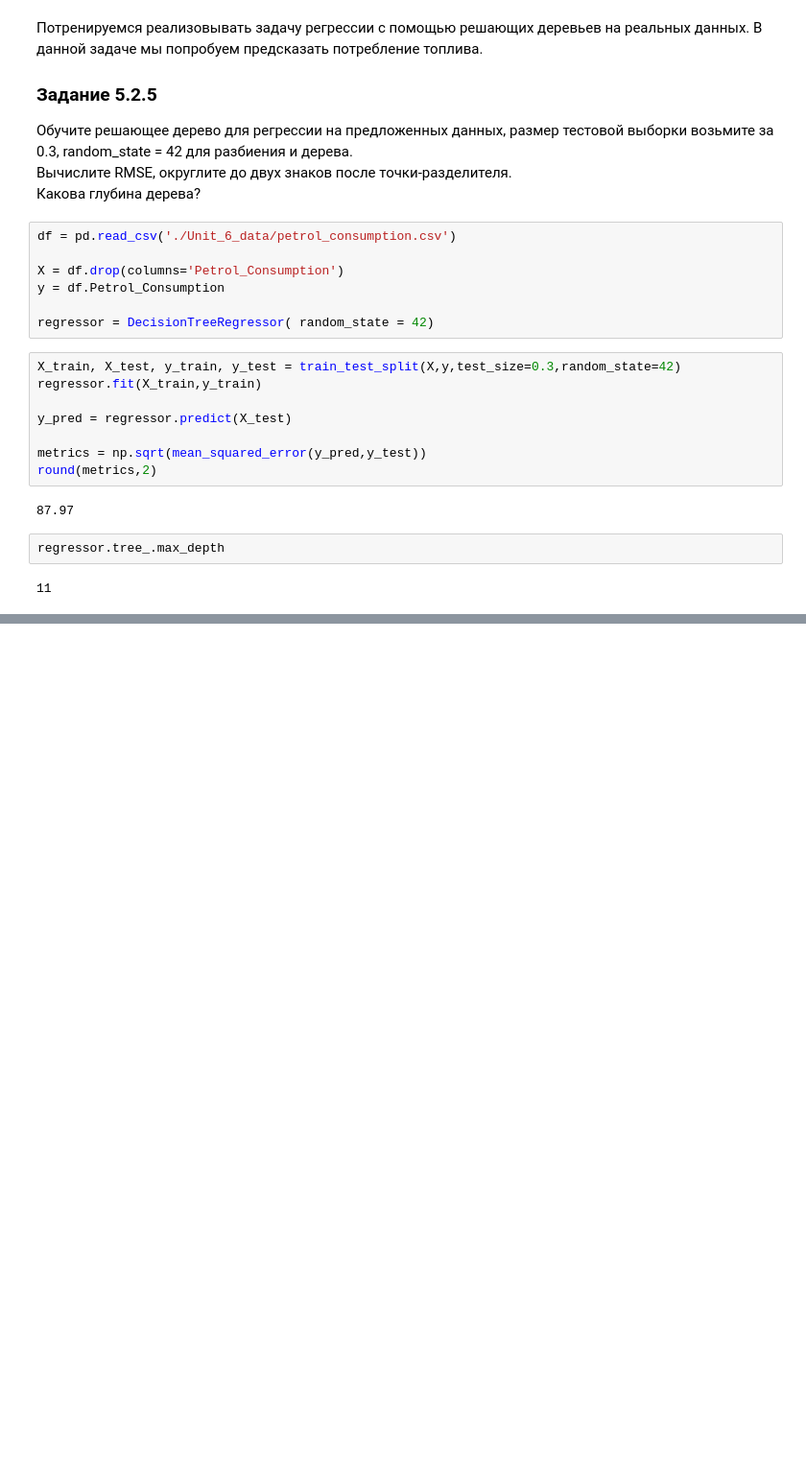
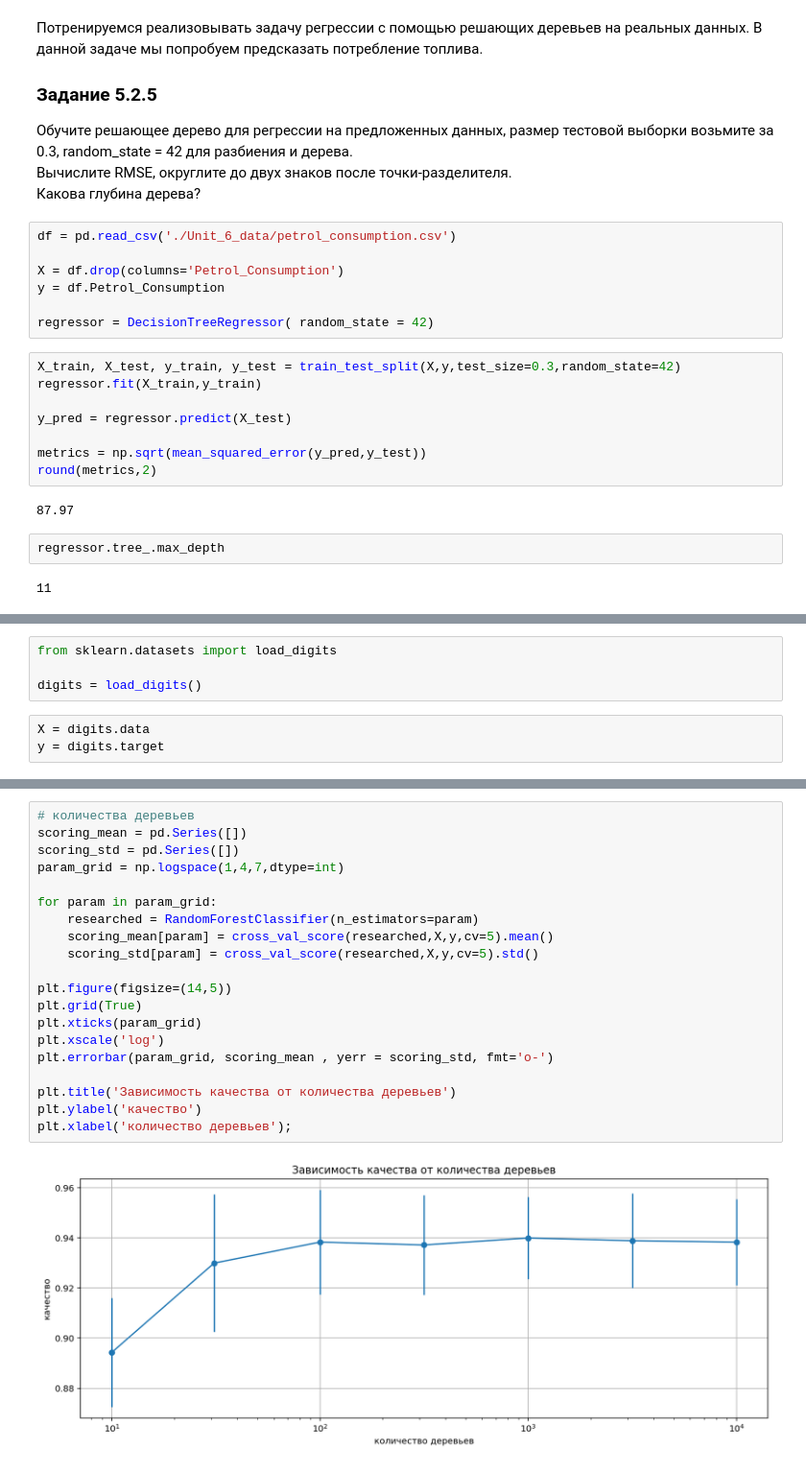
Before and after one commit to Urusut/IvanovDmitryV, a Jupyter notebook: Unit_6/Draft_ML_5.ipynb, the cells around one changed output, grey strips where cells are left out. Shown at 96% size. Cells and saved outputs as stored; diff of their text form; blank space fills up the shorter version.

```diff
--- a/Unit_6/Draft_ML_5.ipynb
+++ b/Unit_6/Draft_ML_5.ipynb
@@ -223,0 +595,7 @@ with open('./Unit_6_data/winequality-red.csv') as wine:
+# %%
+from sklearn.datasets import load_digits
+
+digits = load_digits()
+# %%
+X = digits.data
+y = digits.target
@@ -223,0 +671,22 @@ with open('./Unit_6_data/winequality-red.csv') as wine:
+# %%
+# количества деревьев
+scoring_mean = pd.Series([])
+scoring_std = pd.Series([])
+param_grid = np.logspace(1,4,7,dtype=int)
+
+for param in param_grid:
+    researched = RandomForestClassifier(n_estimators=param)
+    scoring_mean[param] = cross_val_score(researched,X,y,cv=5).mean()
+    scoring_std[param] = cross_val_score(researched,X,y,cv=5).std()
+
+plt.figure(figsize=(14,5))
+plt.grid(True)
+plt.xticks(param_grid)
+plt.xscale('log')
+plt.errorbar(param_grid, scoring_mean , yerr = scoring_std, fmt='o-')
+
+plt.title('Зависимость качества от количества деревьев')
+plt.ylabel('качество')
+plt.xlabel('количество деревьев');
+# %% [output]
+[figure, added]
```
Also changed, not shown: parts of 77 cells of this notebook, 1 other file.
